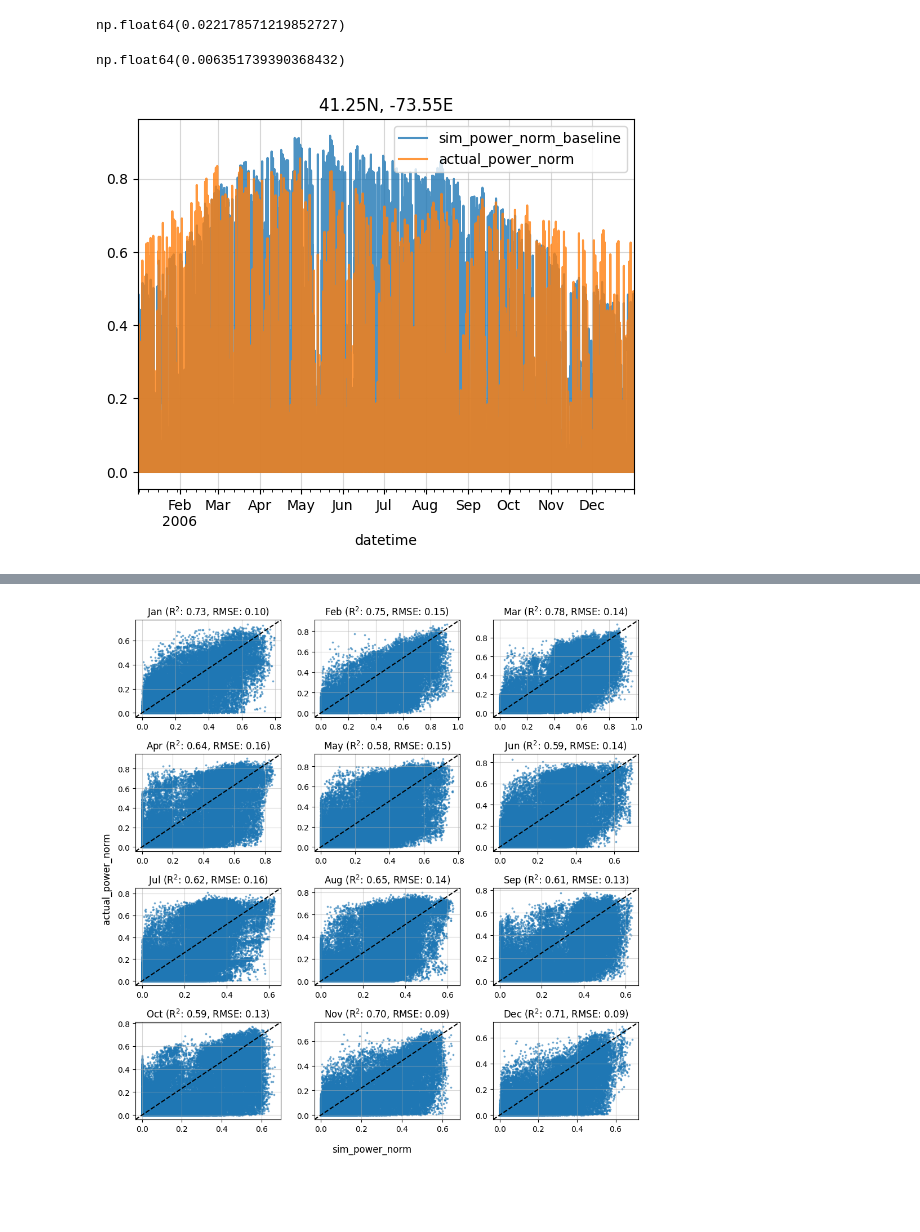
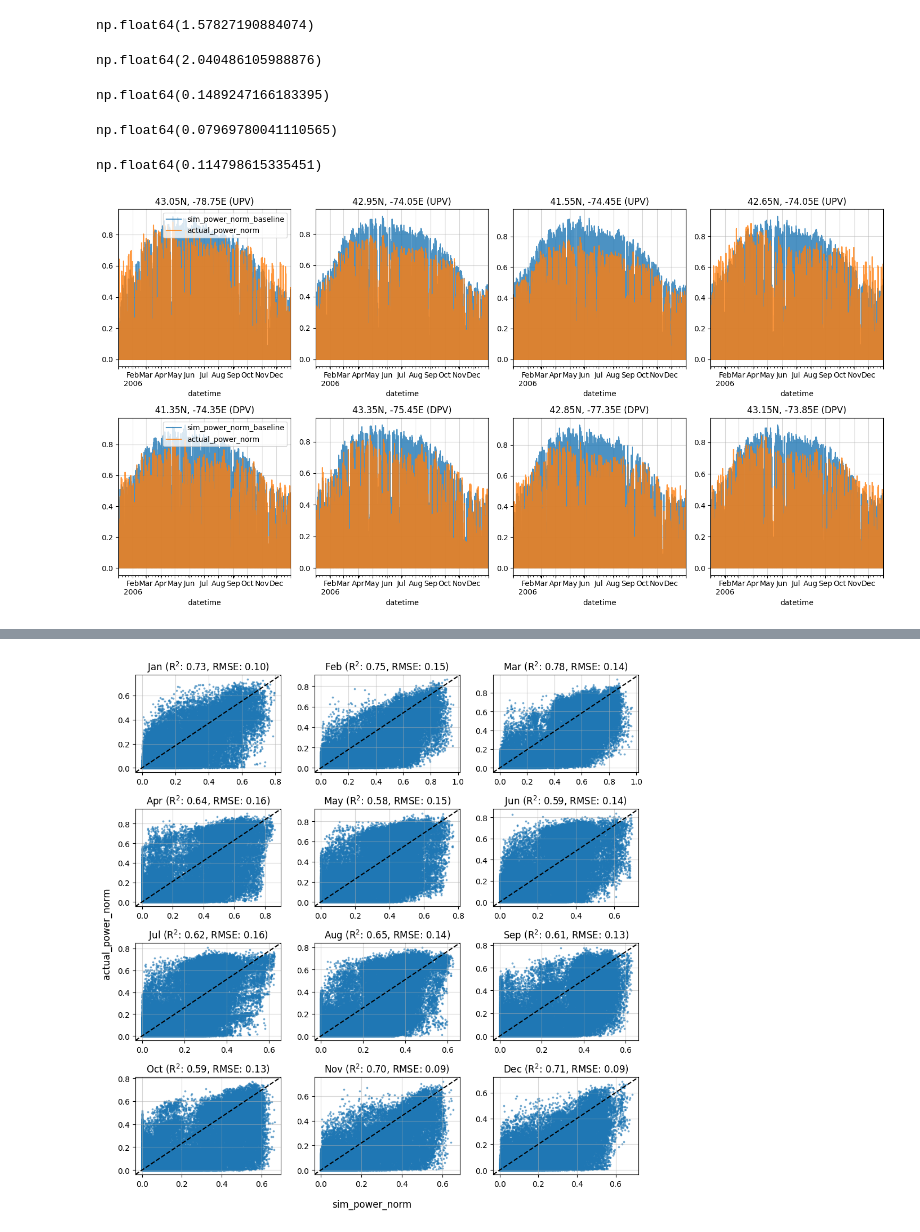
Before and after one commit to reyli4/acorn-julia, a Jupyter notebook: scripts/03_gen_modeling/solar.ipynb, the cells around one changed output, grey strips where cells are left out. Cells and saved outputs as stored; diff of their text form; code cells hidden in the pictures; blank space fills up the shorter version.

Commit message:
added wind corrections

```diff
--- a/scripts/03_gen_modeling/solar.ipynb
+++ b/scripts/03_gen_modeling/solar.ipynb
@@ -30,0 +74,12 @@ optimized_beta = su.optimize_beta(
+# %%
+# Get optimal beta UPV: no correction
+optimized_beta = su.optimize_beta(
+    df = df[df['solar_type'] == 'DPV'],
+    temperature_var = "T2C",
+    shortwave_var = "SWDOWN",
+    lookup_cols = None
+)
+
+optimized_beta
+# %% [output]
+np.float64(1.57827190884074)
@@ -31,3 +93,7 @@ optimized_beta = su.optimize_beta(
+# %%
+optimized_beta
+# %% [output]
+np.float64(2.040486105988876)
 # %%
 # Get TGW correction factors
 df = su.get_solar_correction_factors(
@@ -39,29 +105,52 @@ df = su.get_solar_correction_factors(
 # %%
 # Baseline
 df['sim_power_norm_baseline'] = su.calculate_solar_power(df['SWDOWN'], df['T2C'])
-np.mean((df['sim_power_norm_baseline'] - df['actual_power_norm'])**2)
+np.sqrt(np.mean((df['sim_power_norm_baseline'] - df['actual_power_norm'])**2))
 # %% [output]
-np.float64(0.022178571219852727)
+np.float64(0.1489247166183395)
 # %%
 # Optimized beta plus bias-correction
-np.mean((df['sim_power_norm_corrected'] - df['actual_power_norm'])**2)
+np.sqrt(np.mean((df['sim_power_norm_corrected'] - df['actual_power_norm'])**2))
 # %% [output]
-np.float64(0.006351739390368432)
+np.float64(0.07969780041110565)
+# %%
+# Optimized beta plus bias-correction
+inds = df['actual_power_norm'] > 0.0
+np.sqrt(np.mean((df[inds]['sim_power_norm_corrected'] - df[inds]['actual_power_norm'])**2))
+# %% [output]
+np.float64(0.114798615335451)
 # %%
 # Get unique locations
-latlons = df[['sind_lat', 'sind_lon']].value_counts().index.unique()
+upv_latlons = df[df['solar_type'] == 'UPV'][['sind_lat', 'sind_lon']].value_counts().index.unique()
+dpv_latlons = df[df['solar_type'] == 'DPV'][['sind_lat', 'sind_lon']].value_counts().index.unique()
 # %%
 # Example plot
-lat, lon = latlons[15]
-fig, ax = plt.subplots()
-df[(df['sind_lat'] == lat) & (df['sind_lon'] == lon)].plot(x='datetime', y='sim_power_norm_baseline', ax=ax, alpha=0.8)
-df[(df['sind_lat'] == lat) & (df['sind_lon'] == lon)].plot(x='datetime', y='actual_power_norm', ax=ax, alpha=0.8)
+n = 4
+fig, axs = plt.subplots(2, n, figsize=(15,8))
 
-ax.set_title(f"{lat}N, {lon}E")
-ax.grid(alpha=0.5)
+# UPV
+for idl, latlon in enumerate(np.random.choice(upv_latlons, size=n)):
+    ax = axs[0,idl]
+    lat, lon = latlon
+    df[(df['solar_type'] == 'UPV') & (df['sind_lat'] == lat) & (df['sind_lon'] == lon)].plot(x='datetime', y='sim_power_norm_baseline', ax=ax, alpha=0.8, legend=(idl==0))
+    df[(df['solar_type'] == 'UPV') & (df['sind_lat'] == lat) & (df['sind_lon'] == lon)].plot(x='datetime', y='actual_power_norm', ax=ax, alpha=0.8, legend=(idl==0))
 
+    ax.set_title(f"{lat}N, {lon}E (UPV)")
+    ax.grid(alpha=0.5)
+
+# DPV
+for idl, latlon in enumerate(np.random.choice(dpv_latlons, size=n)):
+    ax = axs[1,idl]
+    lat, lon = latlon
+    df[(df['solar_type'] == 'DPV') & (df['sind_lat'] == lat) & (df['sind_lon'] == lon)].plot(x='datetime', y='sim_power_norm_baseline', ax=ax, alpha=0.8, legend=(idl==0))
+    df[(df['solar_type'] == 'DPV') & (df['sind_lat'] == lat) & (df['sind_lon'] == lon)].plot(x='datetime', y='actual_power_norm', ax=ax, alpha=0.8, legend=(idl==0))
+
+    ax.set_title(f"{lat}N, {lon}E (DPV)")
+    ax.grid(alpha=0.5)
+
+plt.tight_layout()
 plt.show()
 # %% [output]
-[figure, old version]
+[figure, new version]
 # %%
 # Example plot
```
Also changed, not shown: parts of 10 cells of this notebook, 3 other files.
